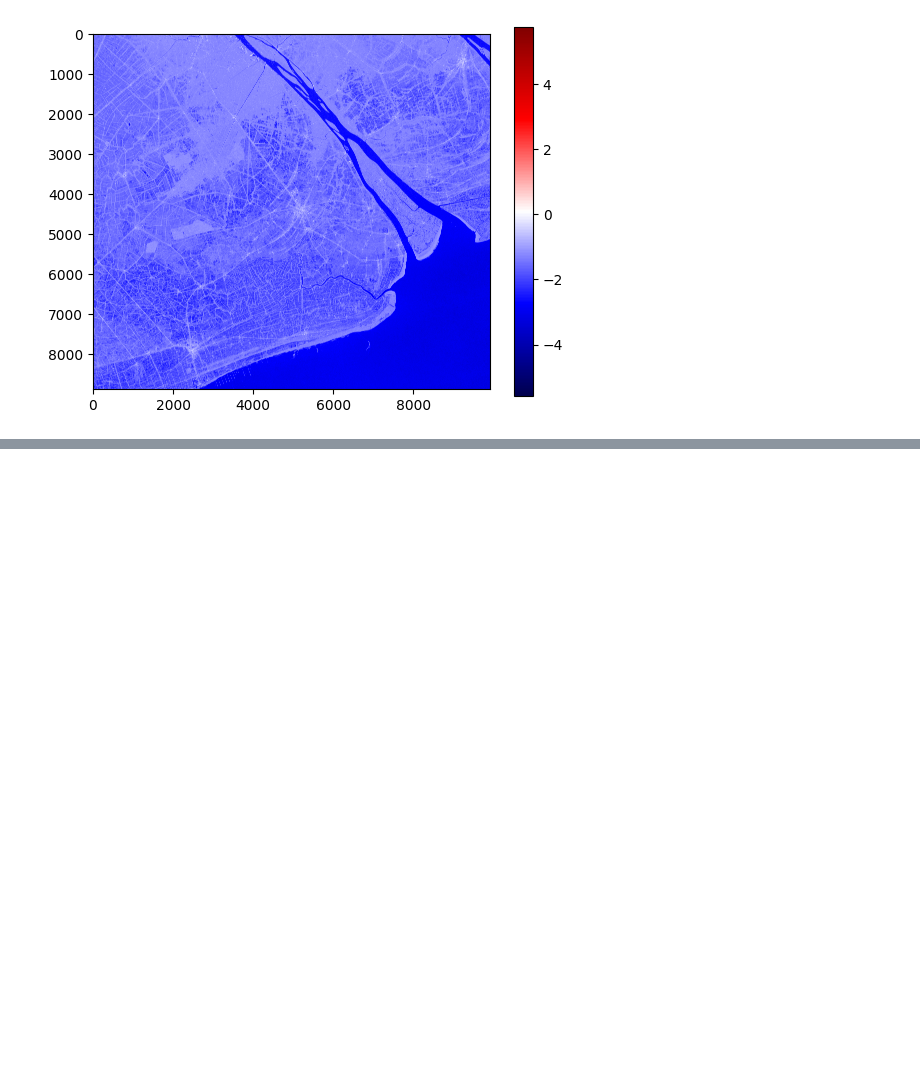
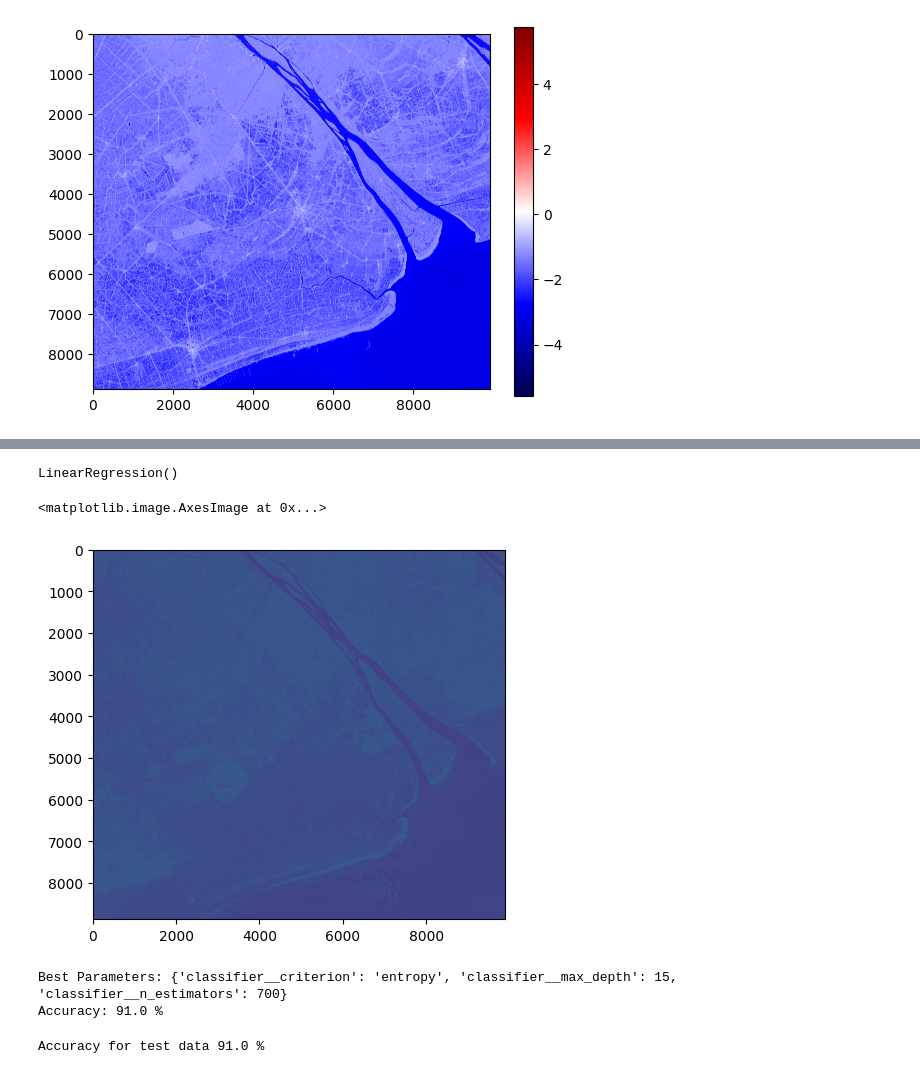
Before and after one commit to minhify/CTU-CSIROBoeingPhase5, a Jupyter notebook: test_load_VH-VV.ipynb, the cells around one changed output, grey strips where cells are left out. Drawn from its saved outputs; the diff is of its cells as text; code cells hidden in the pictures; blank space fills up the shorter version.

Commit message:
train train new model with new vh vv values

```diff
--- a/test_load_VH-VV.ipynb
+++ b/test_load_VH-VV.ipynb
@@ -410,0 +314,12 @@ plt.show()
+# %%
+from sklearn.preprocessing import PolynomialFeatures
+from sklearn.linear_model import LinearRegression
+from sklearn.ensemble import RandomForestRegressor
+# average_ndvi = average_ndvi[:, :7680, :8687]
+mask = ~np.isnan(average_ndvi)
+print(average_ndvi.shape)
+print(dsvh.shape)
+print(dsvv.shape)
+print(mask.shape)
+X_train = np.stack([dsvh.values[mask], dsvv.values[mask]], axis=1)
+y_train = average_ndvi.values[mask]
@@ -410,0 +362,15 @@ plt.show()
+# %%
+model = LinearRegression()
+model.fit(X_train, y_train)
+# %% [output]
+LinearRegression()
+# %%
+X_pred = np.stack([dsvh.values[~mask], dsvv.values[~mask]], axis=1)
+average_ndvi.values[~mask] = model.predict(X_pred)
+# %%
+average_ndvi_filled = xr.DataArray(average_ndvi, dims=average_ndvi.dims)
+# %%
+plt.imshow(average_ndvi_filled.isel(time=6))
+# %% [output]
+<matplotlib.image.AxesImage at 0x...>
+[figure, added]
@@ -410,0 +397,13 @@ plt.show()
+# %%
+# Huấn luyện mô hình
+grid_search = train_with_rf(X_train, X_val, y_train, y_val)
+# %% [output]
+Best Parameters: {'classifier__criterion': 'entropy', 'classifier__max_depth': 15, 'classifier__n_estimators': 700}
+Accuracy: 91.0 %
+# %%
+# kiểm tra độ chính xác với tập test
+y_pred_test = grid_search.predict(X_test)
+test_accuracy = accuracy_score(y_test, y_pred_test)
+print(f"Accuracy for test data {round(test_accuracy, 2)*100} %")
+# %% [output]
+Accuracy for test data 91.0 %
```
Also changed, not shown: parts of 22 cells of this notebook, 3 other files.
